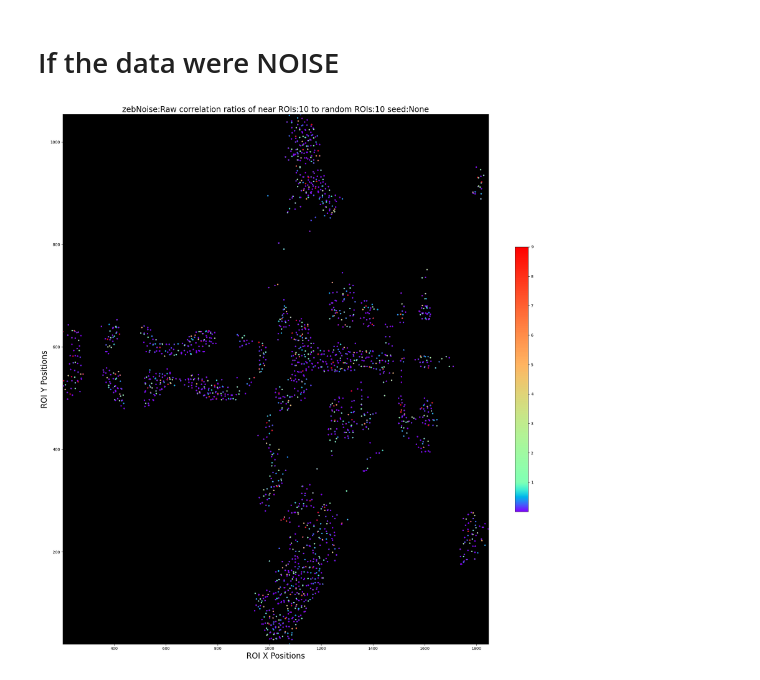
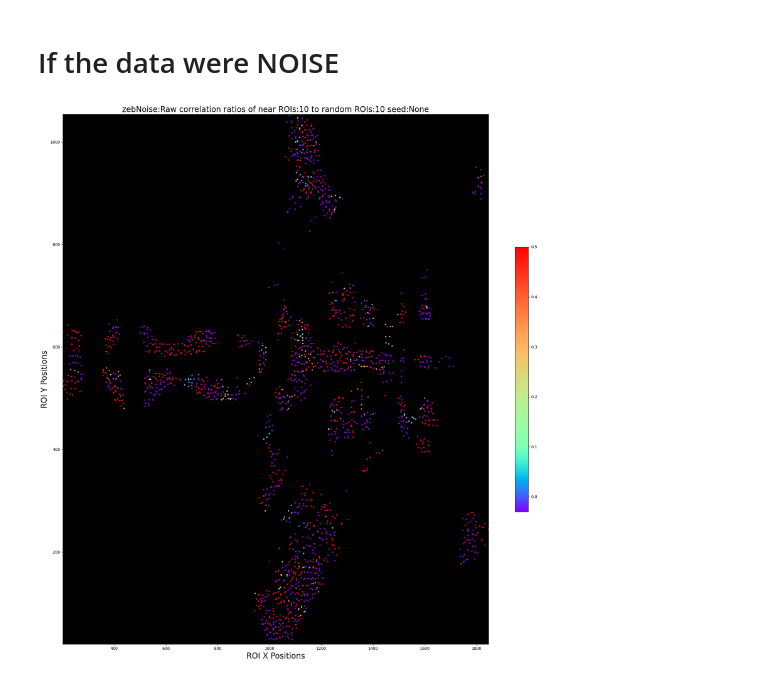
Before and after one commit to duutabib/local-gaucamole, a Jupyter notebook: notebooks/robustSigs/zebrafish_interactive_noise.ipynb, the cells around one changed output. Saved outputs shown, nothing was run; the diff lists cells and outputs as text; code cells hidden in the pictures.

```diff
--- a/notebooks/robustSigs/zebrafish_interactive_noise.ipynb
+++ b/notebooks/robustSigs/zebrafish_interactive_noise.ipynb
@@ -13,8 +13,6 @@ from matplotlib.colors import TwoSlopeNorm
 from scipy.io import loadmat
 from scipy.spatial.distance import pdist, squareform
 # %%
-# royal_blue = [0, 20/256, 82/256]
-
 def get_tag_paths(zebfolderpath):
     tag = re.findall(r'z.*f\d+', zebfolderpath)[0]
 
@@ -130,7 +128,7 @@ def compute_render_ratio_corr(
     # print('vmax', vmax)
 
     plt.figure(figsize=figsize)
-    custom_norm = TwoSlopeNorm(vcenter=1, vmin=0.001, vmax=9)
+    custom_norm = TwoSlopeNorm(vcenter=0.10, vmin=-0.03, vmax=0.5)
     ax = plt.axes()
 
     for roi_idx in range(
@@ -144,8 +142,8 @@ def compute_render_ratio_corr(
             cmap="rainbow",
             s=marker_size,
             c=[
-                np.array(nncorr_dict[roi_idx]).sum()
-                / np.array(rncorr_dict[roi_idx]).sum()
+                np.array(nncorr_dict[roi_idx]).mean()
+                / np.array(rncorr_dict[roi_idx]).mean()
             ]
             * len(nnidx_dict[roi_idx])
         )
@@ -334,18 +334,18 @@ noise_y = np.random.randint(20, 1054, 2000)
 # %%
 compute_render_ratio_corr(
     x,
     y,
-    d0=noise_d0,
-    dS=noise_dS,
+    noise_d0,
+    dS=dS,
     num_rois=num_rois,
     nnpop=nnpop,
     rnpop=rnpop,
     seed=seed,
     tag='zebNoise',
     sdir=sdir,
     circle_patch=False,
     figsize=(20, 20),
     marker_size=20,
 )
 # %% [output]
-[figure, old version]
+[figure, new version]
```
Also changed, not shown: parts of 2 cells of this notebook.
